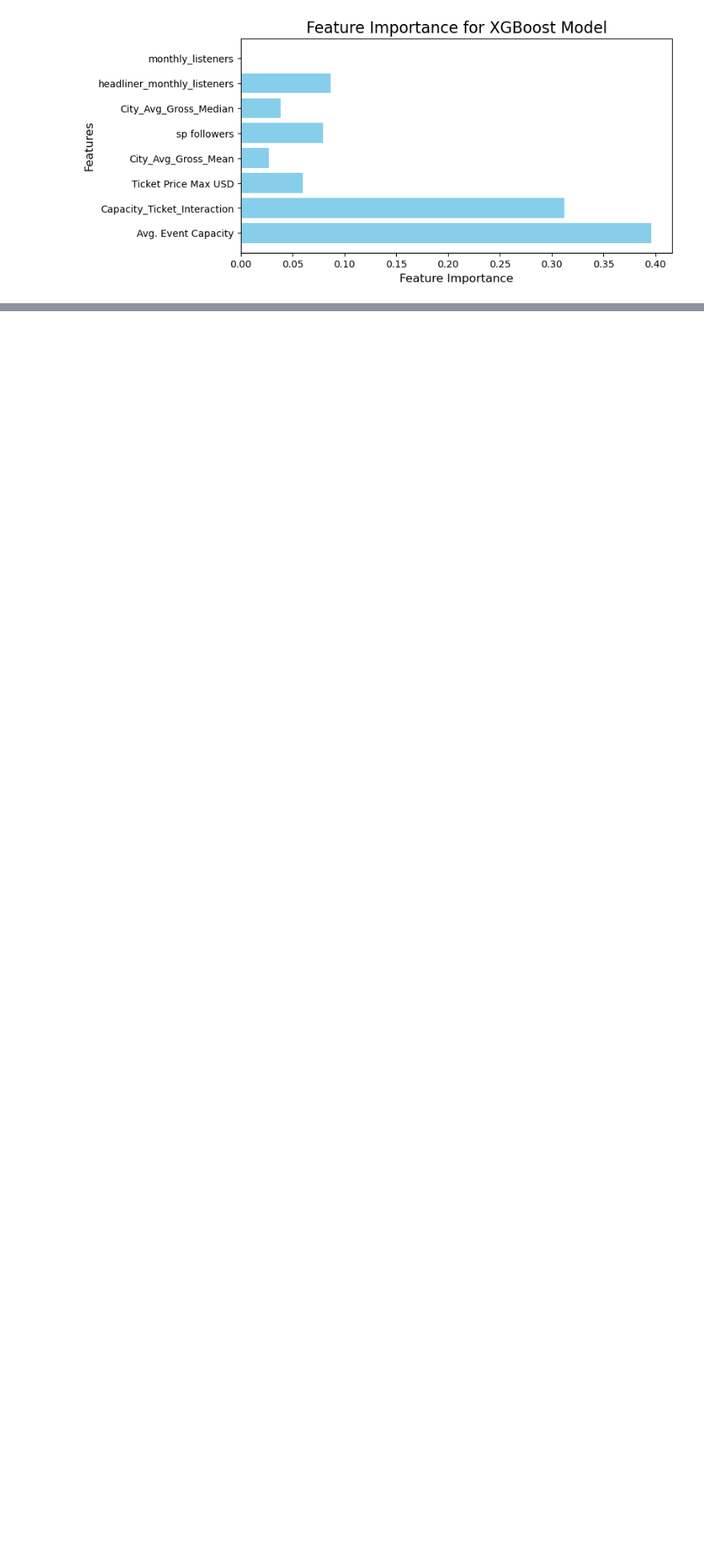
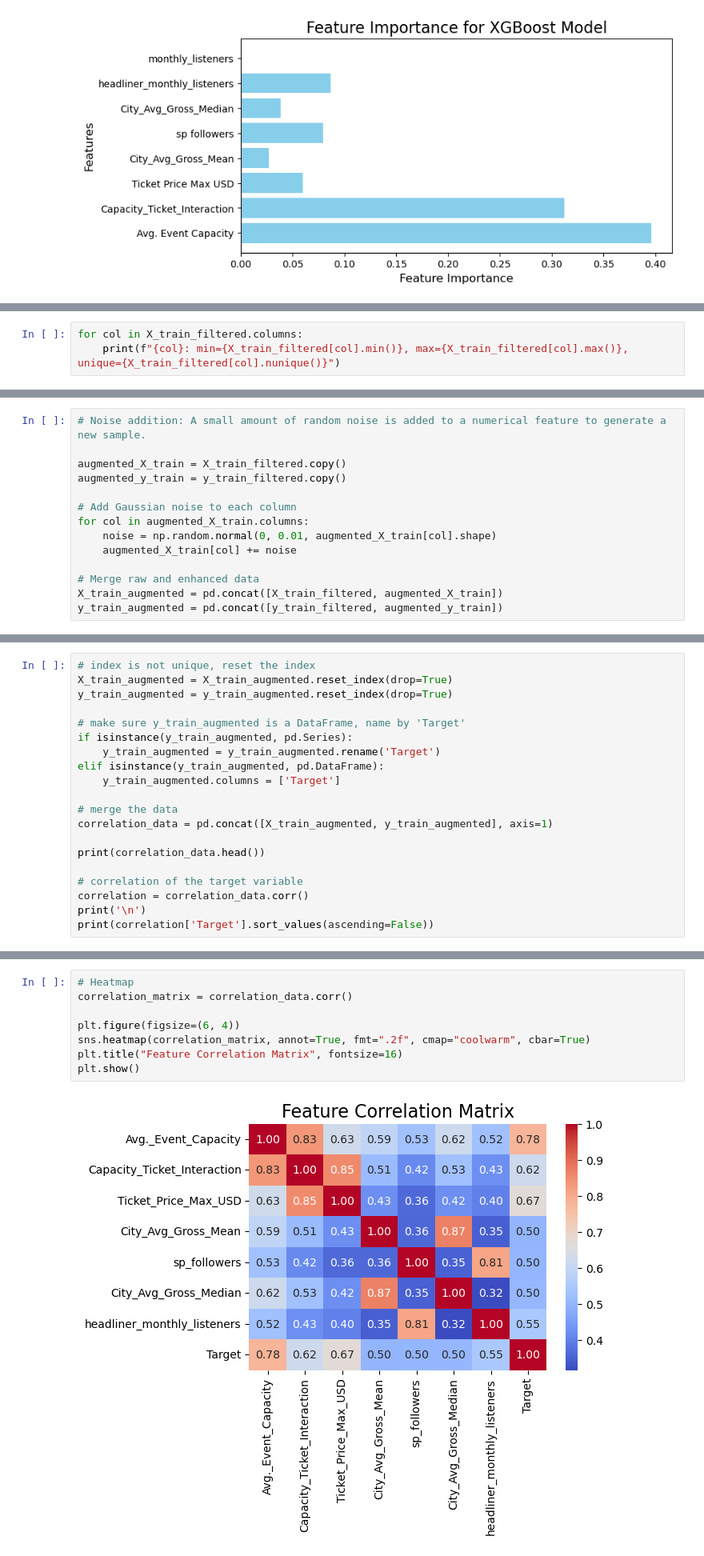
Before and after one commit to dan-s8/ARound, a Jupyter notebook: Model Building/MultiArtist/Multi_Ce_Models.ipynb, the cells around one changed output, grey strips where cells are left out. Shown at 80% size. Cells and saved outputs as stored; diff of their text form; blank space fills up the shorter version.

```diff
--- a/Model Building/MultiArtist/Multi_Ce_Models.ipynb
+++ b/Model Building/MultiArtist/Multi_Ce_Models.ipynb
@@ -741,0 +787,3 @@ plt.show()
+# %%
+for col in X_train_filtered.columns:
+    print(f"{col}: min={X_train_filtered[col].min()}, max={X_train_filtered[col].max()}, unique={X_train_filtered[col].nunique()}")
@@ -741,0 +810,14 @@ plt.show()
+# %%
+# Noise addition: A small amount of random noise is added to a numerical feature to generate a new sample.
+
+augmented_X_train = X_train_filtered.copy()
+augmented_y_train = y_train_filtered.copy()
+
+# Add Gaussian noise to each column
+for col in augmented_X_train.columns:
+    noise = np.random.normal(0, 0.01, augmented_X_train[col].shape)
+    augmented_X_train[col] += noise
+
+# Merge raw and enhanced data
+X_train_augmented = pd.concat([X_train_filtered, augmented_X_train])
+y_train_augmented = pd.concat([y_train_filtered, augmented_y_train])
@@ -741,0 +831,20 @@ plt.show()
+# %%
+# index is not unique, reset the index
+X_train_augmented = X_train_augmented.reset_index(drop=True)
+y_train_augmented = y_train_augmented.reset_index(drop=True)
+
+# make sure y_train_augmented is a DataFrame, name by 'Target'
+if isinstance(y_train_augmented, pd.Series):
+    y_train_augmented = y_train_augmented.rename('Target')
+elif isinstance(y_train_augmented, pd.DataFrame):
+    y_train_augmented.columns = ['Target']
+
+# merge the data
+correlation_data = pd.concat([X_train_augmented, y_train_augmented], axis=1)
+
+print(correlation_data.head())
+
+# correlation of the target variable
+correlation = correlation_data.corr()
+print('\n')
+print(correlation['Target'].sort_values(ascending=False))
@@ -741,0 +869,10 @@ plt.show()
+# %%
+# Heatmap
+correlation_matrix = correlation_data.corr()
+
+plt.figure(figsize=(6, 4))
+sns.heatmap(correlation_matrix, annot=True, fmt=".2f", cmap="coolwarm", cbar=True)
+plt.title("Feature Correlation Matrix", fontsize=16)
+plt.show()
+# %% [output]
+[figure, added]
```
Also changed, not shown: parts of 25 cells of this notebook.
